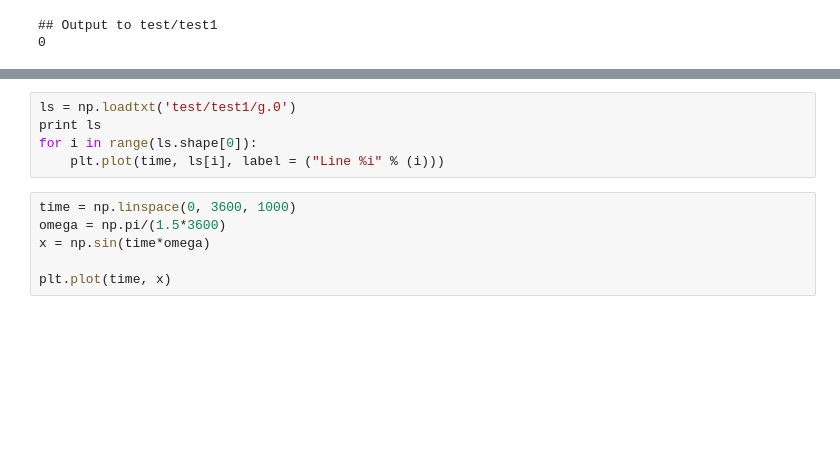
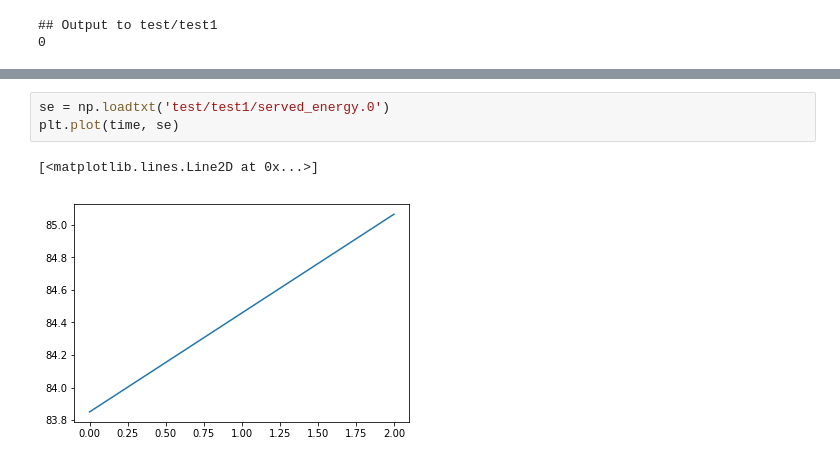
Before and after one commit to c-matthews/pypower, a Jupyter notebook: visual.ipynb, the cells around one changed output, grey strips where cells are left out. Saved outputs shown, nothing was run; the diff lists cells and outputs as text; blank space fills up the shorter version.

Commit message:
saving energy served at each time step

```diff
--- a/visual.ipynb
+++ b/visual.ipynb
@@ -87,11 +83,6 @@ max(le[160])
-# %%
-ls = np.loadtxt('test/test1/g.0')
-print ls
-for i in range(ls.shape[0]):
-    plt.plot(time, ls[i], label = ("Line %i" % (i)))
-# %%
-time = np.linspace(0, 3600, 1000)
-omega = np.pi/(1.5*3600)
-x = np.sin(time*omega)
-
-plt.plot(time, x)
+# %%
+se = np.loadtxt('test/test1/served_energy.0')
+plt.plot(time, se)
+# %% [output]
+[<matplotlib.lines.Line2D at 0x...>]
+[figure, added]
```
Also changed, not shown: parts of 3 cells of this notebook, 5 other files.
